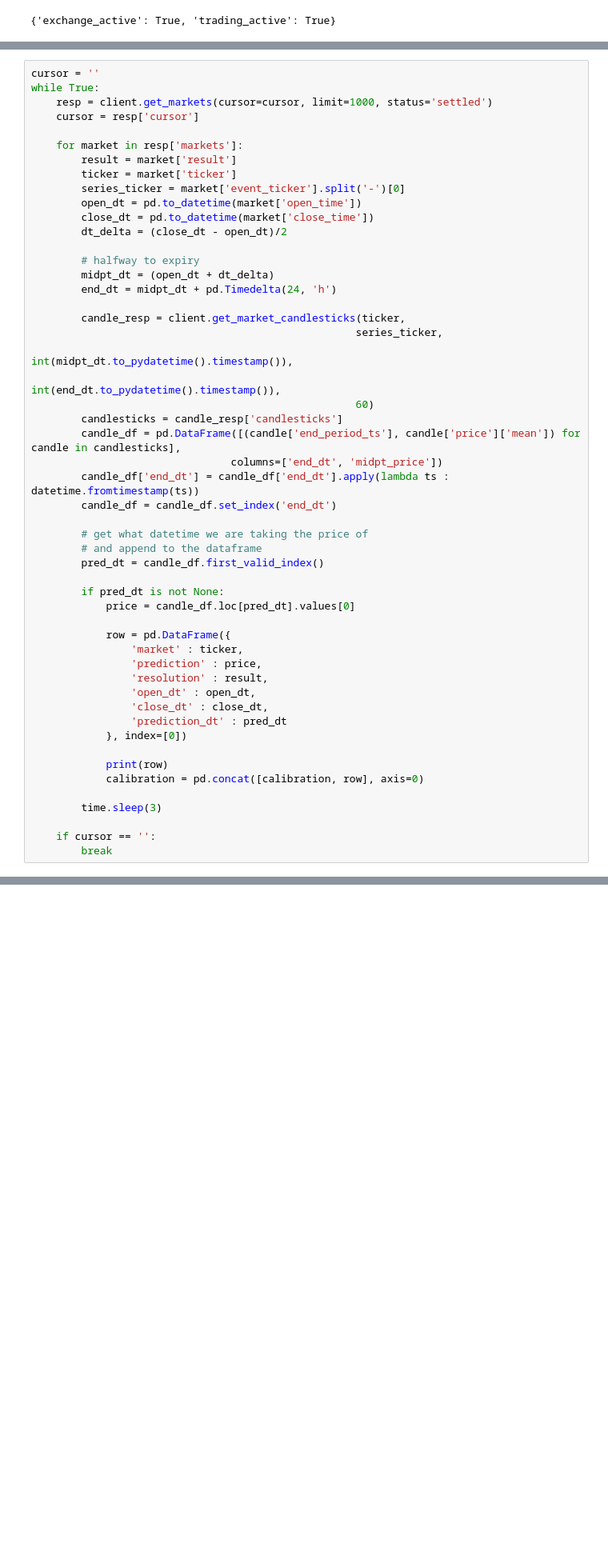
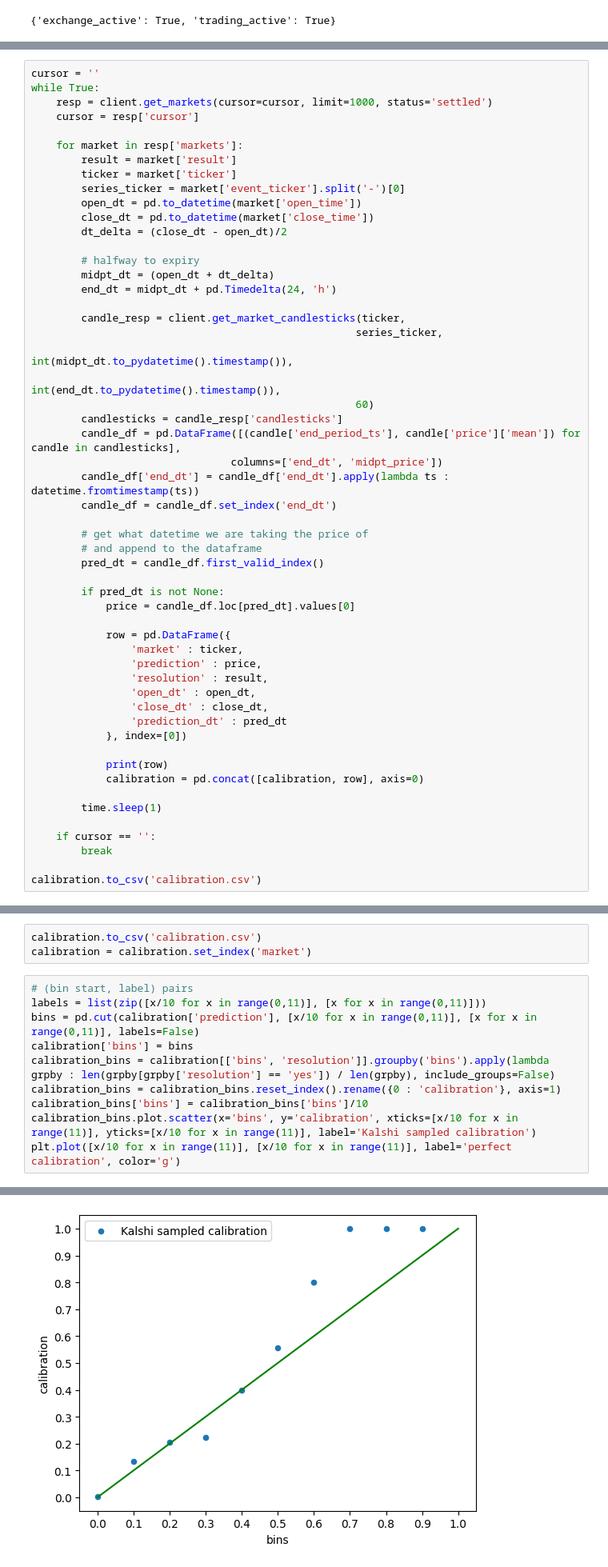
Before and after one commit to rzhadev1/sif-quant-kalshi, a Jupyter notebook: kalshi.ipynb, the cells around one changed output, grey strips where cells are left out. Shown at 80% size. Cells and saved outputs as stored; diff of their text form; blank space fills up the shorter version.

Commit message:
calibration plot

```diff
--- a/kalshi.ipynb
+++ b/kalshi.ipynb
@@ -80,10 +83,12 @@ while True:
             print(row)
             calibration = pd.concat([calibration, row], axis=0)
 
-        time.sleep(3)
+        time.sleep(1)
 
     if cursor == '':
         break
+
+calibration.to_csv('calibration.csv')
 # %% [output]
                 market  prediction resolution                   open_dt  \
 0  HIGHMIA-24SEP21-T92        23.0         no 2024-09-20 14:00:00+00:00
@@ -114,0 +111,14 @@ calibration
+# %%
+calibration.to_csv('calibration.csv')
+calibration = calibration.set_index('market')
+# %%
+# (bin start, label) pairs
+labels = list(zip([x/10 for x in range(0,11)], [x for x in range(0,11)]))
+bins = pd.cut(calibration['prediction'], [x/10 for x in range(0,11)], [x for x in range(0,11)], labels=False)
+calibration['bins'] = bins
+calibration_bins = calibration[['bins', 'resolution']].groupby('bins').apply(lambda grpby : len(grpby[grpby['resolution'] == 'yes']) / len(grpby), include_groups=False)
+calibration_bins = calibration_bins.reset_index().rename({0 : 'calibration'}, axis=1)
+calibration_bins['bins'] = calibration_bins['bins']/10
+calibration_bins.plot.scatter(x='bins', y='calibration', xticks=[x/10 for x in range(11)], yticks=[x/10 for x in range(11)], label='Kalshi sampled calibration')
+plt.plot([x/10 for x in range(11)], [x/10 for x in range(11)], label='perfect calibration', color='g')
+# %% [output]
@@ -114,0 +126 @@ calibration
+[figure, added]
```
Also changed, not shown: parts of 4 cells of this notebook, 2 other files.
